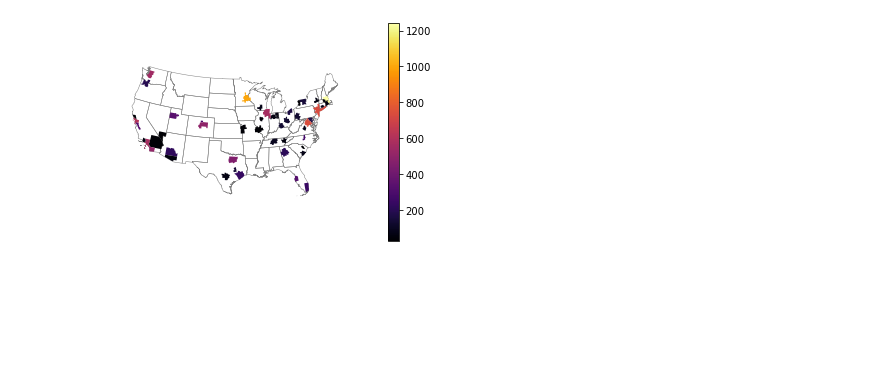
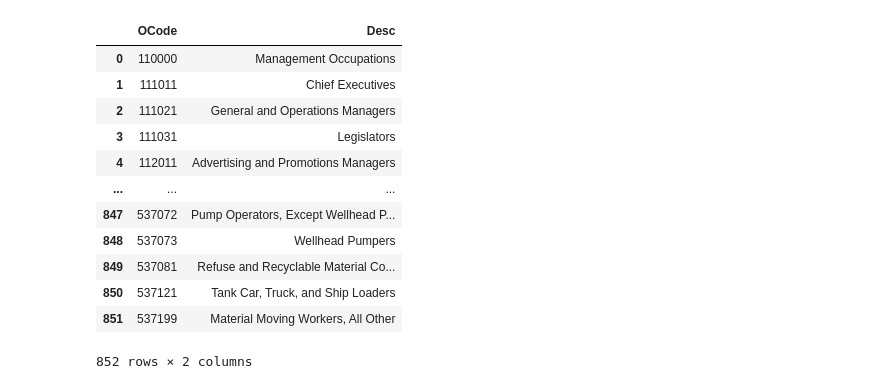
Before and after one commit to apwheele/Blog_Code, a Jupyter notebook: Python/bls_maps/BLS_Example_Maps.ipynb, the cells around one changed output. Cells and saved outputs as stored; diff of their text form; code cells hidden in the pictures; blank space fills up the shorter version.

Commit message:
updated BLS scraping functions

```diff
--- a/Python/bls_maps/BLS_Example_Maps.ipynb
+++ b/Python/bls_maps/BLS_Example_Maps.ipynb
@@ -1,19 +9,22 @@
 # %%
 # Creating example bls maps
 from bls_geo import *
 
 # can check out https://www.bls.gov/oes/current/oes_stru.htm
-bio = '172031'
-bio_stats = oes_geo(bio)
-areas = get_areas() # this takes a few minutes
-state = state_albers()
-geo_bio = merge_occgeo(bio_stats,areas)
-
-ax = geo_bio.plot(column='Employment',cmap='inferno',legend=True,zorder=2)
-state.boundary.plot(ax=ax,color='grey',linewidth=0.5,zorder=1)
-ax.set_ylim(0.1*1e6,3.3*1e6)
-ax.set_xlim(-0.3*1e7,0.3*1e7)   # lower 48 focus (for Albers proj)
-ax.set_axis_off()
-plt.show()
+# or use this function
+os_cats = ocodes()
+os_cats
 # %% [output]
-[figure, removed]
+|  | OCode | Desc |
+| 0 | 110000 | Management Occupations |
+| 1 | 111011 | Chief Executives |
+| 2 | 111021 | General and Operations Managers |
+| 3 | 111031 | Legislators |
+| 4 | 112011 | Advertising and Promotions Managers |
+| ... | ... | ... |
+| 847 | 537072 | Pump Operators, Except Wellhead P... |
+| 848 | 537073 | Wellhead Pumpers |
+| 849 | 537081 | Refuse and Recyclable Material Co... |
+| 850 | 537121 | Tank Car, Truck, and Ship Loaders |
+| 851 | 537199 | Material Moving Workers, All Other |
+852 rows × 2 columns
```
Also changed, not shown: parts of 4 cells of this notebook, 1 other file.
